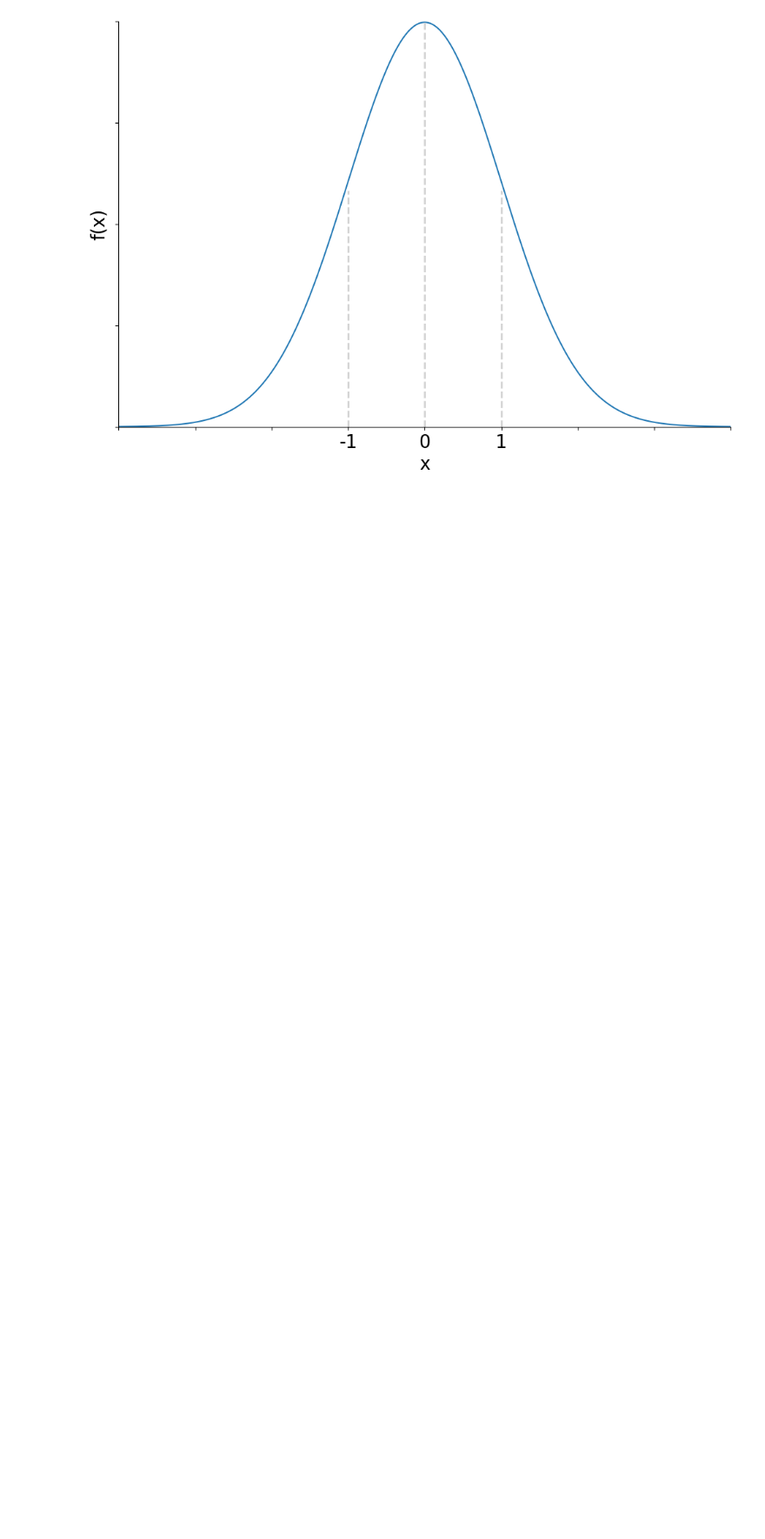
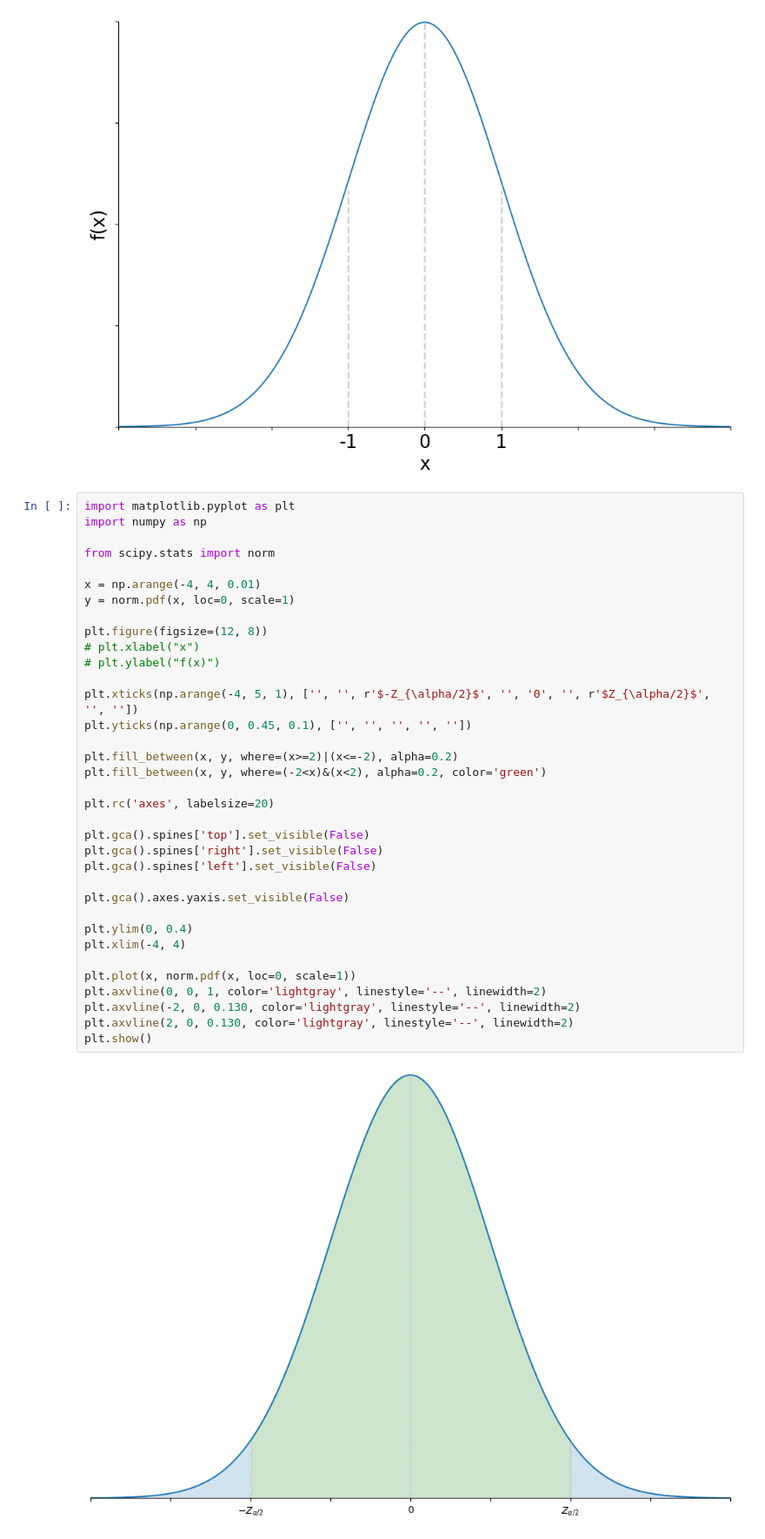
Before and after one commit to lunamundus/python-sas-study, a Jupyter notebook: static_graph.ipynb, the cells around one changed output. Shown: that part at 87% size. Drawn from its saved outputs; the diff is of its cells as text; blank space fills up the shorter version.

```diff
--- a/static_graph.ipynb
+++ b/static_graph.ipynb
@@ -123,3 +123,40 @@ plt.axvline(1, 0, 0.582, color='lightgray', linestyle='--', linewidth=2)
 plt.show()
 # %% [output]
 [figure]
+# %%
+import matplotlib.pyplot as plt
+import numpy as np
+
+from scipy.stats import norm
+
+x = np.arange(-4, 4, 0.01)
+y = norm.pdf(x, loc=0, scale=1)
+
+plt.figure(figsize=(12, 8))
+# plt.xlabel("x")
+# plt.ylabel("f(x)")
+
+plt.xticks(np.arange(-4, 5, 1), ['', '', r'$-Z_{\alpha/2}$', '', '0', '', r'$Z_{\alpha/2}$', '', ''])
+plt.yticks(np.arange(0, 0.45, 0.1), ['', '', '', '', ''])
+
+plt.fill_between(x, y, where=(x>=2)|(x<=-2), alpha=0.2)
+plt.fill_between(x, y, where=(-2<x)&(x<2), alpha=0.2, color='green')
+
+plt.rc('axes', labelsize=20)
+
+plt.gca().spines['top'].set_visible(False)
+plt.gca().spines['right'].set_visible(False)
+plt.gca().spines['left'].set_visible(False)
+
+plt.gca().axes.yaxis.set_visible(False)
+
+plt.ylim(0, 0.4)
+plt.xlim(-4, 4)
+
+plt.plot(x, norm.pdf(x, loc=0, scale=1))
+plt.axvline(0, 0, 1, color='lightgray', linestyle='--', linewidth=2)
+plt.axvline(-2, 0, 0.130, color='lightgray', linestyle='--', linewidth=2)
+plt.axvline(2, 0, 0.130, color='lightgray', linestyle='--', linewidth=2)
+plt.show()
+# %% [output]
+[figure, added]
```
Also changed, not shown: parts of 14 cells of this notebook.
